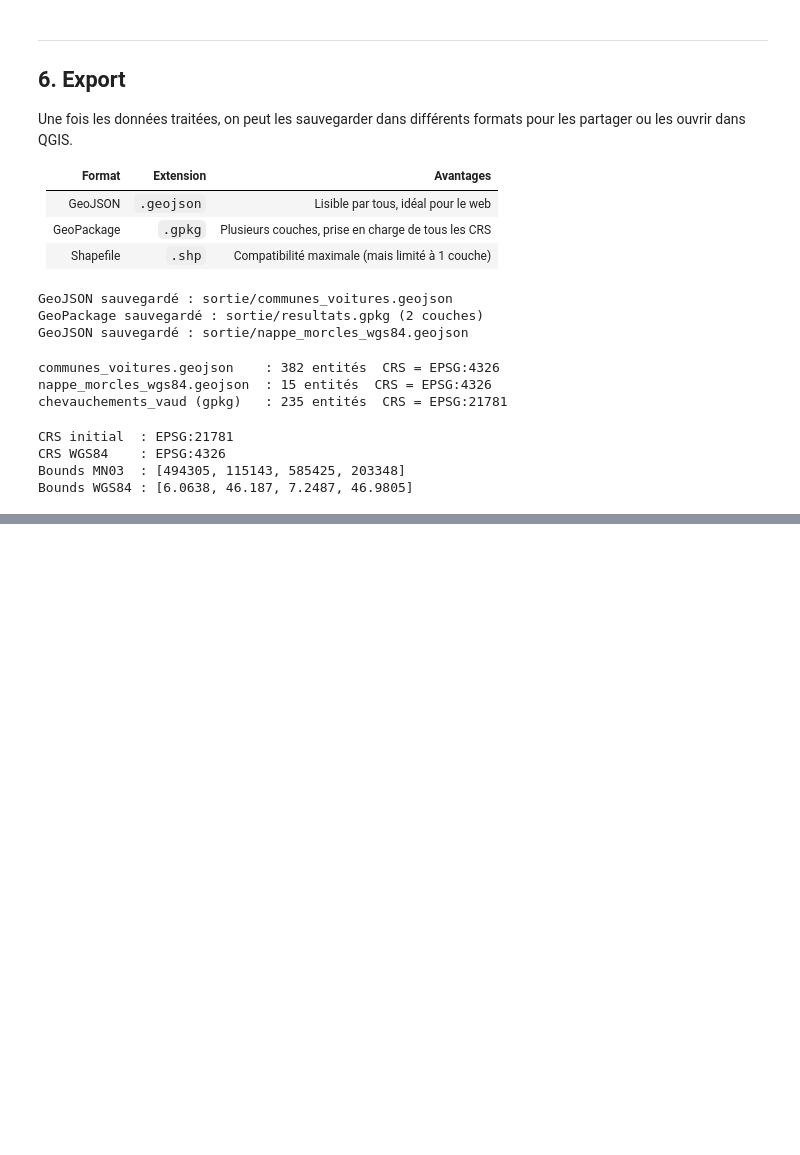
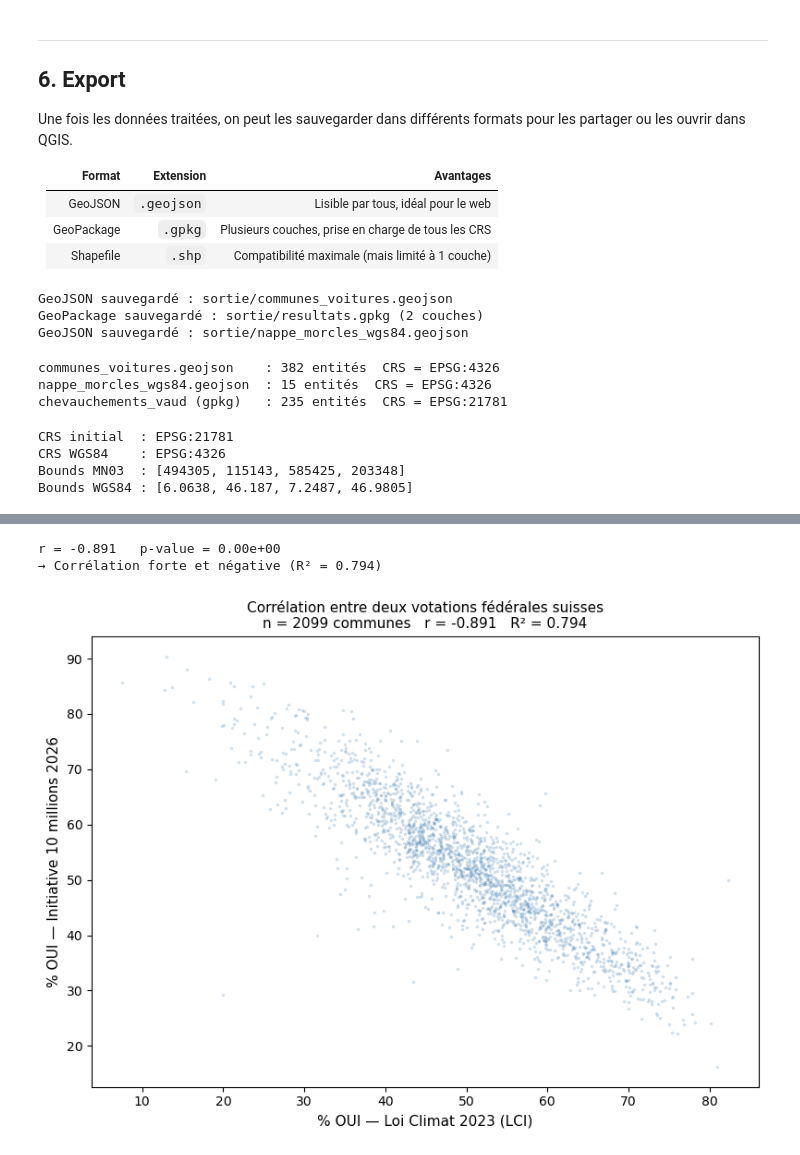
Before and after one commit to gse-unil/2026_Geoinformatique_II, a Jupyter notebook: tps/tp-py02.ipynb, the cells around one changed output, grey strips where cells are left out. Drawn from its saved outputs; the diff is of its cells as text; code cells hidden in the pictures; blank space fills up the shorter version.

```diff
--- a/tps/tp-py02.ipynb
+++ b/tps/tp-py02.ipynb
@@ -609,0 +676,19 @@ Bounds WGS84 : [6.0638, 46.187, 7.2487, 46.9805]
+# %%
+r, p_val = stats.pearsonr(df['oui_pct_lci'], df['oui_pct_m10'])
+print(f"r = {r:.3f}   p-value = {p_val:.2e}")
+print(f"→ Corrélation {'forte' if abs(r)>0.7 else 'modérée'} et "
+      f"{'négative' if r < 0 else 'positive'} (R² = {r**2:.3f})")
+
+fig, ax = plt.subplots(figsize=(8, 6))
+ax.scatter(df['oui_pct_lci'], df['oui_pct_m10'],
+           alpha=0.25, s=6, color='steelblue', linewidths=0)
+ax.set_xlabel('% OUI — Loi Climat 2023 (LCI)', fontsize=11)
+ax.set_ylabel('% OUI — Initiative 10 millions 2026', fontsize=11)
+ax.set_title(f'Corrélation entre deux votations fédérales suisses\n'
+             f'n = {len(df)} communes   r = {r:.3f}   R² = {r**2:.3f}', fontsize=11)
+plt.tight_layout()
+plt.show()
+# %% [output]
+r = -0.891   p-value = 0.00e+00
+→ Corrélation forte et négative (R² = 0.794)
+[figure, added]
```
Also changed, not shown: parts of 14 cells of this notebook, 3 other files.
